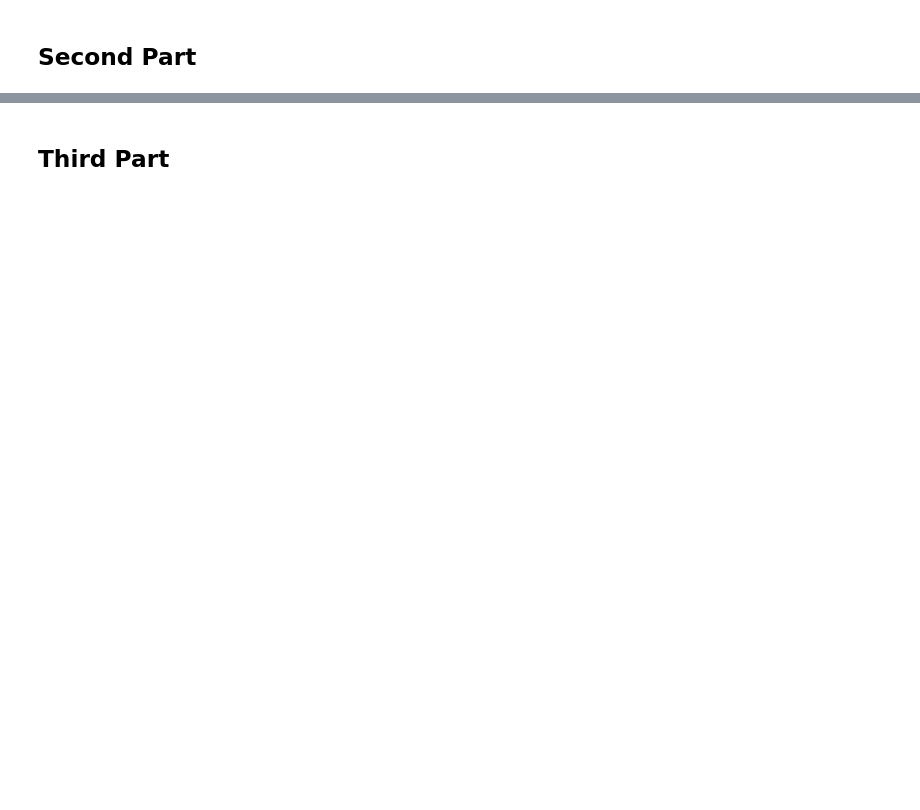
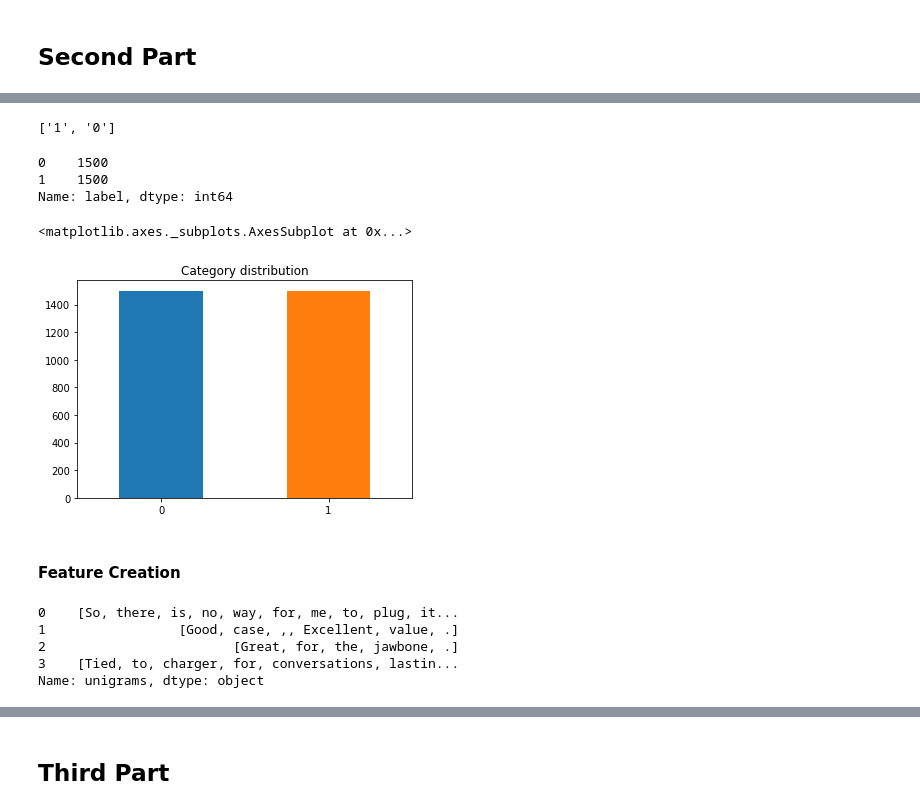
Before and after one commit to grace6029/DM19-Lab1-Homework1, a Jupyter notebook: DM19-Lab1-Homework1/DM19-Lab1-Homework.ipynb, the cells around one changed output, grey strips where cells are left out. Drawn from its saved outputs; the diff is of its cells as text; code cells hidden in the pictures; blank space fills up the shorter version.

```diff
--- a/DM19-Lab1-Homework1/DM19-Lab1-Homework.ipynb
+++ b/DM19-Lab1-Homework1/DM19-Lab1-Homework.ipynb
@@ -520,0 +551,11 @@ Additionally, you can attempt to sort the terms on the `x-axis` by frequency ins
+# %%
+f = open("sentiment_labelled_sentences/sentiment_labelled_sentences/yelp_labelled.txt","r",encoding='utf-8')
+while True:
+    line = f.readline()
+    if not line:
+        break
+    sentence_list.append((line.split("	")[0]))
+    label_list.append((line.split("	")[1].split("\n")[0]))
+print(len(sentence_list))
+print(len(label_list))
+f.close()
@@ -520,0 +588,15 @@ Additionally, you can attempt to sort the terms on the `x-axis` by frequency ins
+# %%
+def format_rows(docs):
+    """ format the text field and strip special characters """
+    D = []
+    for d in docs:
+        temp_d = " ".join(d.split("\n")).strip('\n\t')
+        D.append([temp_d])
+    return D
+# %%
+import pandas as pd
+
+import helpers.data_mining_helpers as dmh
+
+#construct dataframe from a list
+X = pd.DataFrame.from_records(format_rows(sentence_list), columns= ['text'])
@@ -520,0 +615,2 @@ Additionally, you can attempt to sort the terms on the `x-axis` by frequency ins
+# %%
+X['label'] = label_list
@@ -520,0 +711,20 @@ Additionally, you can attempt to sort the terms on the `x-axis` by frequency ins
+# %%
+categories
+# %% [output]
+['1', '0']
+# %%
+print(X.label.value_counts())
+# %% [output]
+0    1500
+1    1500
+Name: label, dtype: int64
+# %%
+X.label.value_counts().plot(kind = 'bar',
+                            title = 'Category distribution',
+                           rot = 0)
+#rot = 0 can make the label of x axis correct
+# %% [output]
+<matplotlib.axes._subplots.AxesSubplot at 0x...>
+[figure, added]
+# %% [markdown]
+#### Feature Creation
@@ -520,0 +736,8 @@ Additionally, you can attempt to sort the terms on the `x-axis` by frequency ins
+# %%
+X[0:4]['unigrams']
+# %% [output]
+0    [So, there, is, no, way, for, me, to, plug, it...
+1                 [Good, case, ,, Excellent, value, .]
+2                        [Great, for, the, jawbone, .]
+3    [Tied, to, charger, for, conversations, lastin...
+Name: unigrams, dtype: object
```
Also changed, not shown: parts of 48 cells of this notebook, 7 other files.
